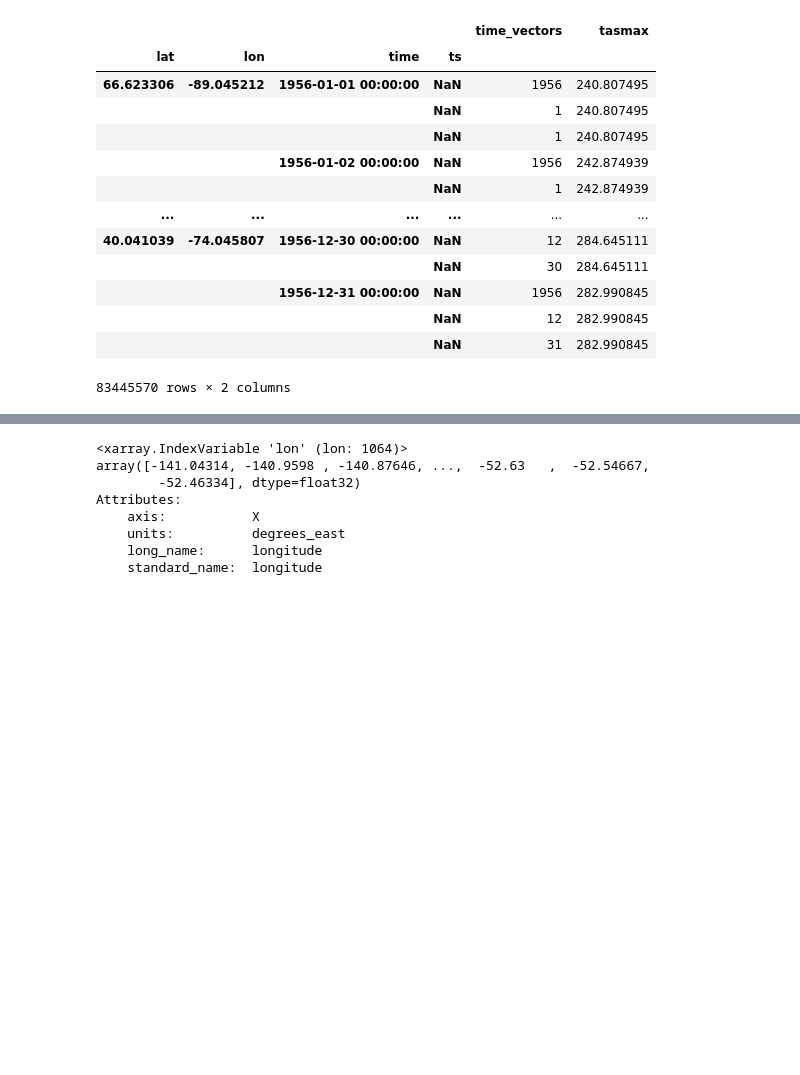
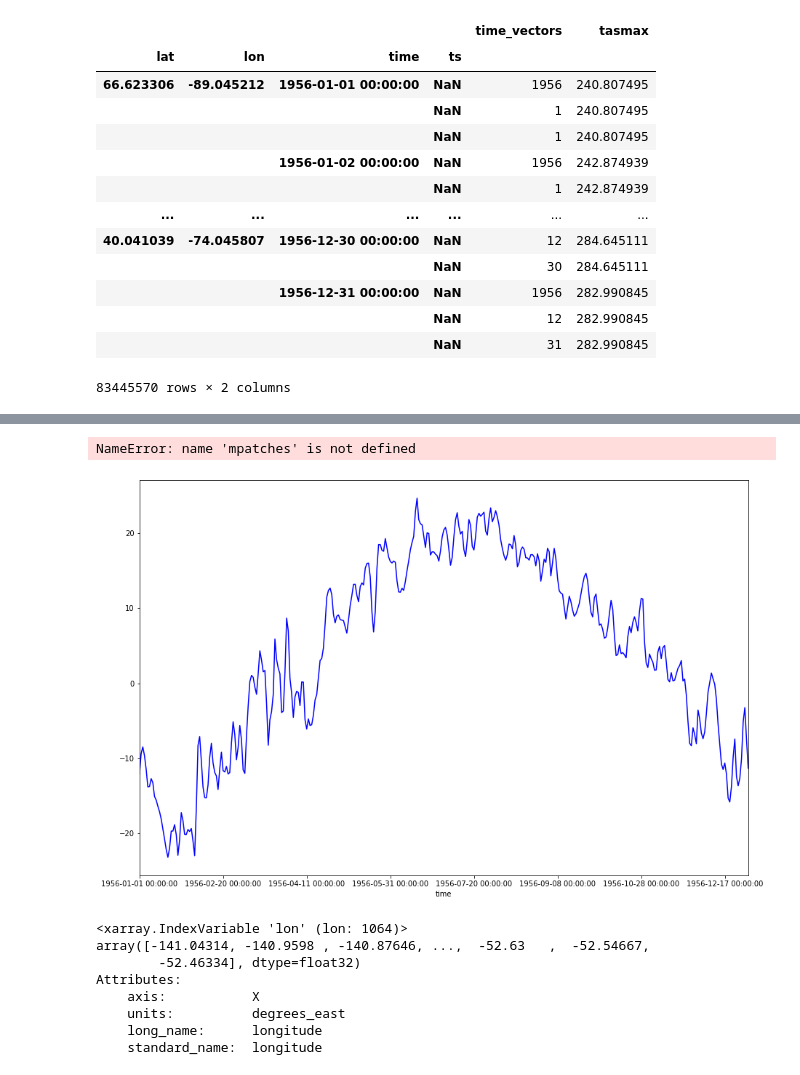
Before and after one commit to marinalopez2110/FistTemplateClimPort, a Jupyter notebook: Open NetCDF with Cartopy.ipynb, the cells around one changed output, grey strips where cells are left out. Cells and saved outputs as stored; diff of their text form; code cells hidden in the pictures; blank space fills up the shorter version.

```diff
--- a/Open NetCDF with Cartopy.ipynb
+++ b/Open NetCDF with Cartopy.ipynb
@@ -60,3 +60,6 @@ df
 |  |  |  | NaN | 12 | 282.990845 |
 |  |  |  | NaN | 31 | 282.990845 |
 83445570 rows × 2 columns
+# %%
+AllcoordTempMean = df.groupby("time").mean()
+AllcoordTempMean
@@ -62,0 +81,4 @@ df
+# %%
+TempMeanC = AllcoordTempMean
+TempMeanC["tasmaxC"] = TempMeanC["tasmax"] -273.15
+TempMeanC
@@ -63,3 +100,18 @@ df
+# %%
+# plot time series
+TempMeanC['tasmaxC'].plot.line('o-',color='blue',figsize=(15,10))
+
+# add colour reference
+blue_patch = mpatches.Patch(color='blue', label='Temperature Maximale')
+plt.legend(handles=[blue_patch,])
+
+# add titles
+plt.x('Date')
+plt.ylabel('Temperature (C)')
+plt.title('Temperature Maximale')
+# %% [output]
+NameError: name 'mpatches' is not defined
+[figure, added]
 # %%
 lon = tempMax.variables['lon'][:]
 lon
```
Also changed, not shown: parts of 2 cells of this notebook.
